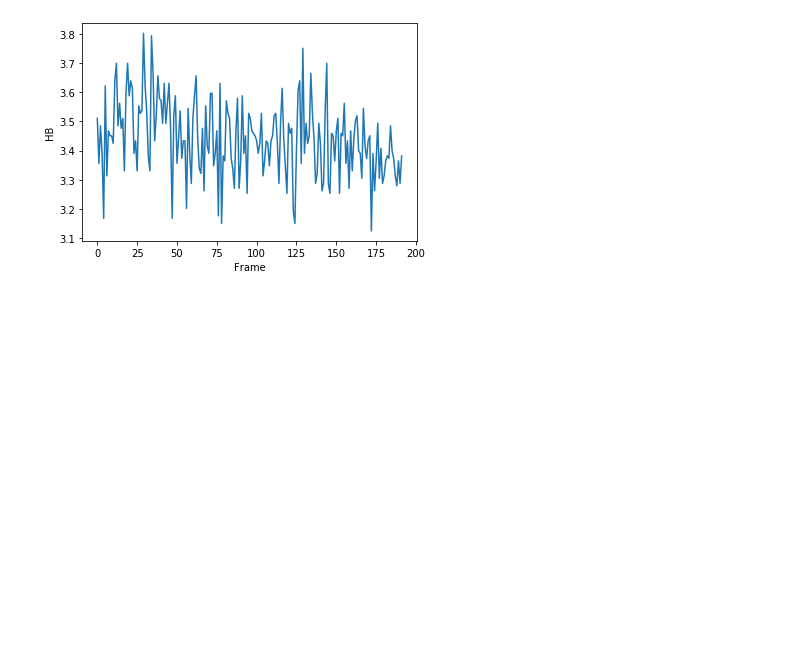
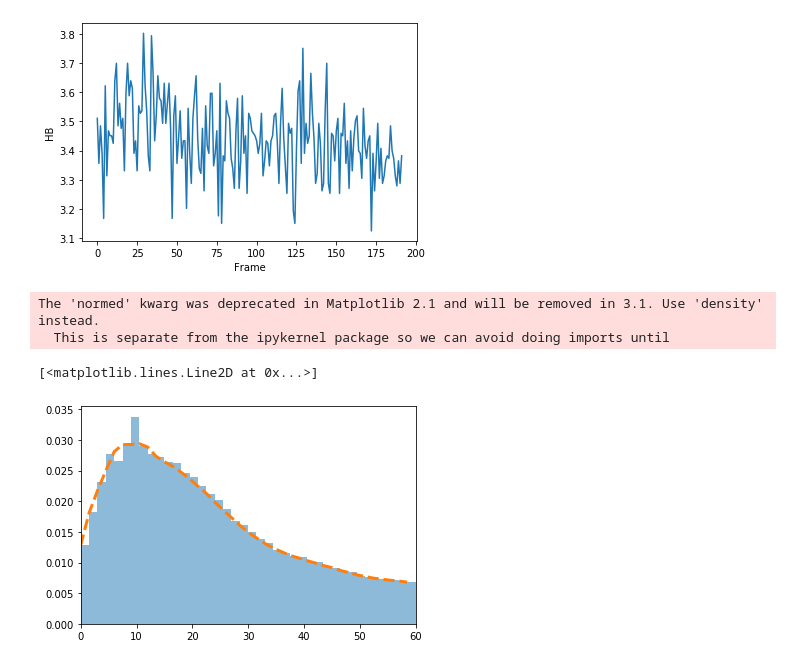
Before and after one commit to hghcomphys/atl, a Jupyter notebook: examples/atl_examples.ipynb, the cells around one changed output. Saved outputs shown, nothing was run; the diff lists cells and outputs as text; code cells hidden in the pictures; blank space fills up the shorter version.

Commit message:
add example of distribution of angles for hbond calculations

```diff
--- a/examples/atl_examples.ipynb
+++ b/examples/atl_examples.ipynb
@@ -232,3 +232,16 @@ plt.xlabel('Frame')
 3.44241773962804
 Text(0.5, 0, 'Frame')
 [figure]
+# %%
+ang = np.loadtxt("angle.dat")
+
+h = plt.hist(ang%90., bins=40, normed=True, range=(0, 60), alpha=0.5)
+plt.xlim([0, 60])
+
+x, y = atl.smooth_data(h[1][:-1], h[0], 3)
+plt.plot(x, y, '--', lw=3)
+# %% [output]
+The 'normed' kwarg was deprecated in Matplotlib 2.1 and will be removed in 3.1. Use 'density' instead.
+  This is separate from the ipykernel package so we can avoid doing imports until
+[<matplotlib.lines.Line2D at 0x...>]
+[figure, added]
```
Also changed, not shown: parts of 1 cell of this notebook.
